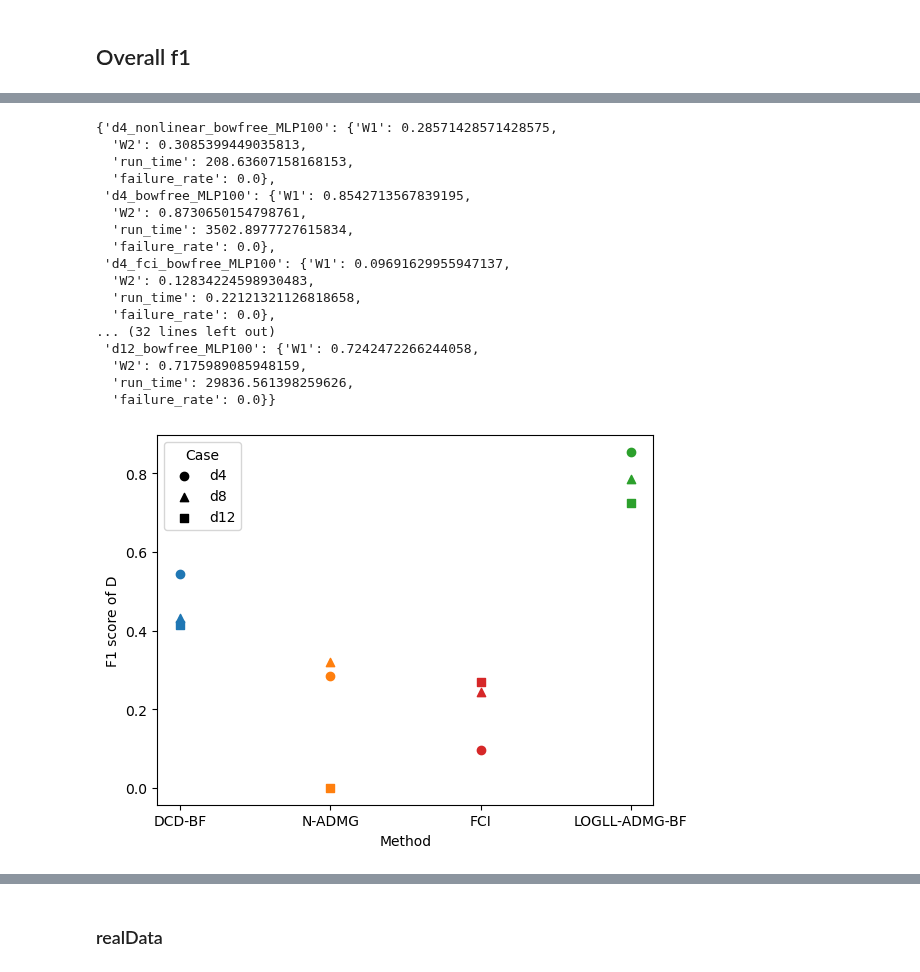
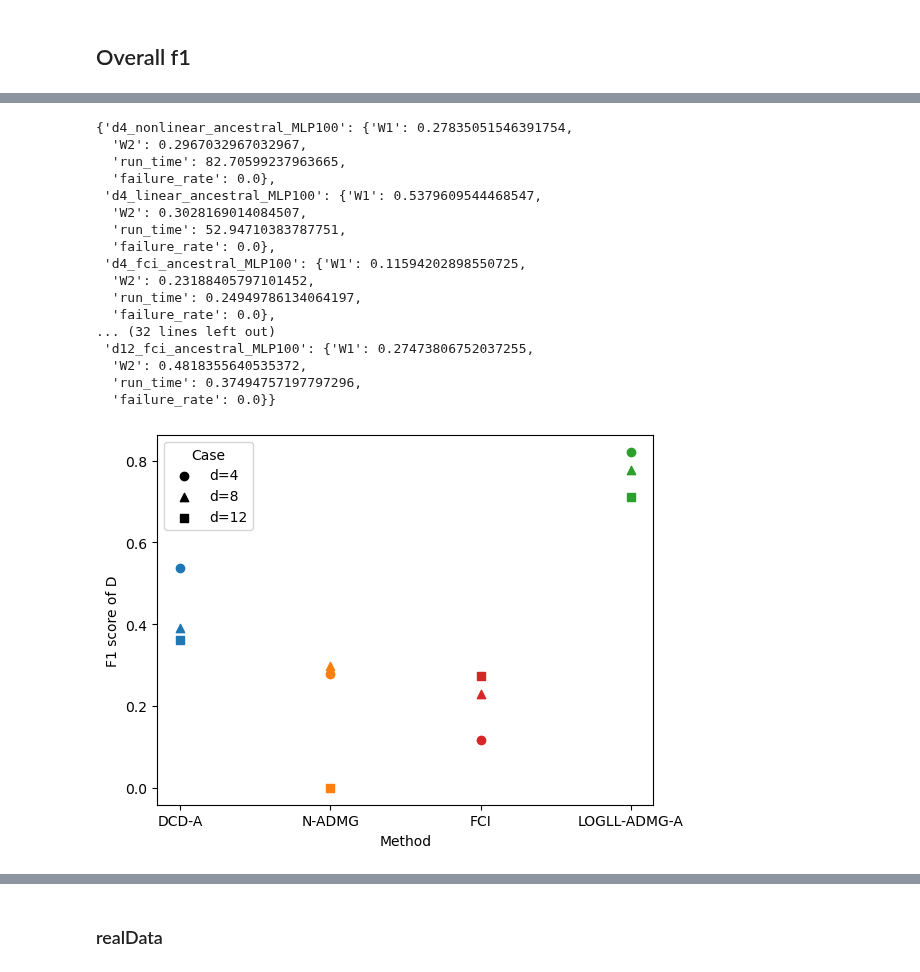
Before and after one commit to yurou-liang/ADMG, a Jupyter notebook: Analyse.ipynb, the cells around one changed output, grey strips where cells are left out. Cells and saved outputs as stored; diff of their text form; code cells hidden in the pictures.

```diff
--- a/Analyse.ipynb
+++ b/Analyse.ipynb
@@ -300,9 +302,10 @@ def prf(TP, FP, FN):
     )
     return precision, recall, f1
 # %%
+g = "ancestral"
+m = "MLP100"
 result_dic = {}
-# folder = {"d4_nonlinearConfounder", "d4_linear_nonlinearConfounder", "d4_nonlinear_MLP100"}
-folder = {"d4_bowfree_MLP100", "d4_linear_bowfree_MLP100", "d4_nonlinear_bowfree_MLP100", "d4_fci_bowfree_MLP100"}
+folder = {f"d4_{g}_{m}", f"d4_linear_{g}_{m}", f"d4_nonlinear_{g}_{m}", f"d4_fci_{g}_{m}"}
 
 for f in folder:
     if "nonlinear" in f:
@@ -451,5 +454,6 @@ result_dic
 # %%
-folder = {"d8_bowfree_MLP100", "d8_linear_bowfree_MLP100", "d8_nonlinear_bowfree_MLP100", "d8_fci_bowfree_MLP100"}
+# folder = {"d8_bowfree_MLP100", "d8_linear_bowfree_MLP100", "d8_nonlinear_bowfree_MLP100", "d8_fci_bowfree_MLP100"}
+folder = {f"d8_{g}_{m}", f"d8_linear_{g}_{m}", f"d8_nonlinear_{g}_{m}", f"d8_fci_{g}_{m}"}
 
 for f in folder:
     if "nonlinear" in f:
@@ -598,5 +602,5 @@ result_dic
 # %%
-folder = {"d12_bowfree_MLP100", "d12_linear_bowfree_MLP100", "d12_nonlinear_bowfree_MLP100", "d12_fci_bowfree_MLP100"}
+folder = {f"d12_{g}_{m}", f"d12_linear_{g}_{m}", f"d12_nonlinear_{g}_{m}", f"d12_fci_{g}_{m}"}
 
 for f in folder:
     if "nonlinear" in f:
@@ -751,24 +755,25 @@ for k, v in result_dic.items():
 
 methods
 # %% [output]
-{'d4_nonlinear_bowfree_MLP100': {'W1': 0.28571428571428575,
-  'W2': 0.3085399449035813,
-  'run_time': 208.63607158168153,
+{'d4_nonlinear_ancestral_MLP100': {'W1': 0.27835051546391754,
+  'W2': 0.2967032967032967,
+  'run_time': 82.70599237963665,
   'failure_rate': 0.0},
- 'd4_bowfree_MLP100': {'W1': 0.8542713567839195,
-  'W2': 0.8730650154798761,
-  'run_time': 3502.8977727615834,
+ 'd4_linear_ancestral_MLP100': {'W1': 0.5379609544468547,
+  'W2': 0.3028169014084507,
+  'run_time': 52.94710383787751,
   'failure_rate': 0.0},
- 'd4_fci_bowfree_MLP100': {'W1': 0.09691629955947137,
-  'W2': 0.12834224598930483,
-  'run_time': 0.22121321126818658,
+ 'd4_fci_ancestral_MLP100': {'W1': 0.11594202898550725,
+  'W2': 0.23188405797101452,
+  'run_time': 0.24949786134064197,
   'failure_rate': 0.0},
 ... (32 lines left out)
- 'd12_bowfree_MLP100': {'W1': 0.7242472266244058,
-  'W2': 0.7175989085948159,
-  'run_time': 29836.561398259626,
+ 'd12_fci_ancestral_MLP100': {'W1': 0.27473806752037255,
+  'W2': 0.4818355640535372,
+  'run_time': 0.37494757197797296,
   'failure_rate': 0.0}}
 # %%
+x_labels = ["DCD-A", "N-ADMG", "FCI", "LOGLL-ADMG-A"] if g=="ancestral" else ["DCD-BF", "N-ADMG", "FCI", "LOGLL-ADMG-BF"]
 method_pos = {'linear': 0, 'nonlinear': 1, 'fci': 2, 'base': 3}
 marker_map = {'d4': 'o', 'd8': '^', 'd12': 's'}
 color_map = {
@@ -789,34 +794,35 @@ for name, vals in methods.items():
         method = "linear"
     elif "_fci" in name:
         method = "fci"
     else:
         method = "base"
 
     # detect dimension
     if "d4" in name:
         dim = "d4"
     elif "d8" in name:
         dim = "d8"
     elif "d12" in name:
         dim = "d12"
     else:
         continue
 
     x = method_pos[method]
     y = vals["W1"]
 
     plt.scatter(x, y, marker=marker_map[dim], color=color_map[method])
 
 for dim, marker in marker_map.items():
-    plt.scatter([], [], marker=marker, color='black', label=dim)
+    label = f"d={dim[1:]}"
+    plt.scatter([], [], marker=marker, color='black', label=label)
 
 plt.legend(title="Case")
 
-plt.xticks([0, 1, 2, 3], ["DCD-BF", "N-ADMG", "FCI", "LOGLL-ADMG-BF"])
+plt.xticks([0, 1, 2, 3], x_labels)
 plt.xlabel("Method")
 plt.ylabel("F1 score of D")
 
 plt.show()
 # %% [output]
-[figure, old version]
+[figure, new version]
 # %%
```
Also changed, not shown: parts of 10 cells of this notebook, 15 other files.
